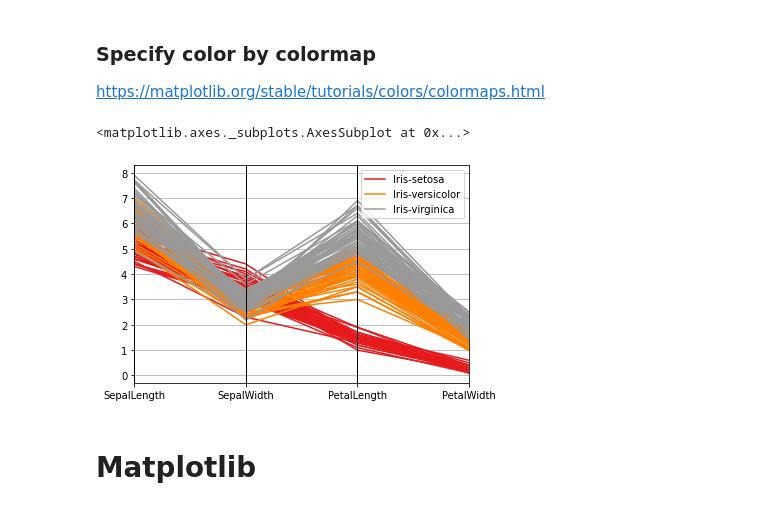
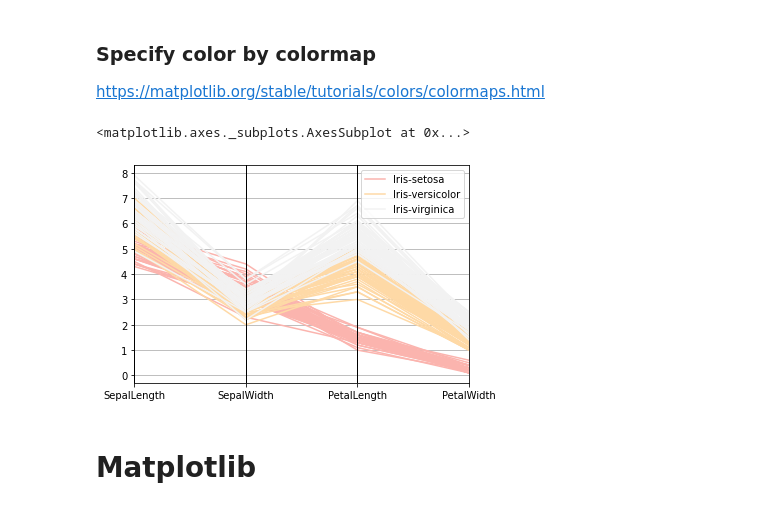
Before and after one commit to Pittawas6330210206/BasicProg_Dataviz65, a Jupyter notebook: DataViz01_Table_Data.ipynb, the cells around one changed output. Drawn from its saved outputs; the diff is of its cells as text; code cells hidden in the pictures.

```diff
--- a/DataViz01_Table_Data.ipynb
+++ b/DataViz01_Table_Data.ipynb
@@ -81,10 +81,10 @@ pd.plotting.parallel_coordinates(df, 'Name', color=['#A73B24', '#8D483A', '#88B4
 ### Specify color by colormap
 https://matplotlib.org/stable/tutorials/colors/colormaps.html
 # %%
-pd.plotting.parallel_coordinates(df, 'Name', colormap='Set1')
+pd.plotting.parallel_coordinates(df, 'Name', colormap='Pastel1')
 # %% [output]
 <matplotlib.axes._subplots.AxesSubplot at 0x...>
-[figure, old version]
+[figure, new version]
 # %% [markdown]
 # Matplotlib
 # %%
```
Also changed, not shown: parts of 5 cells of this notebook.
